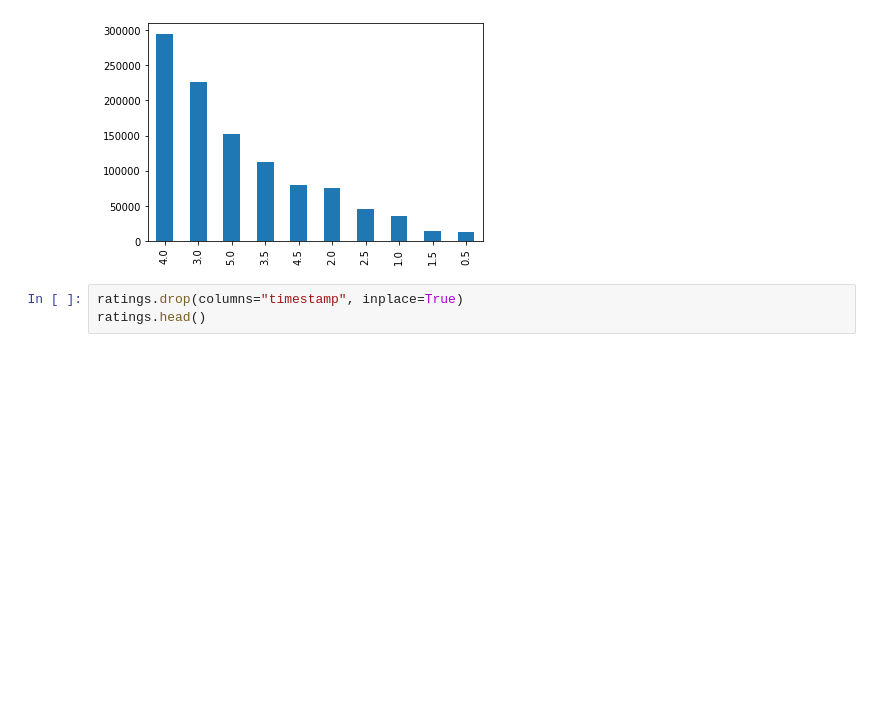
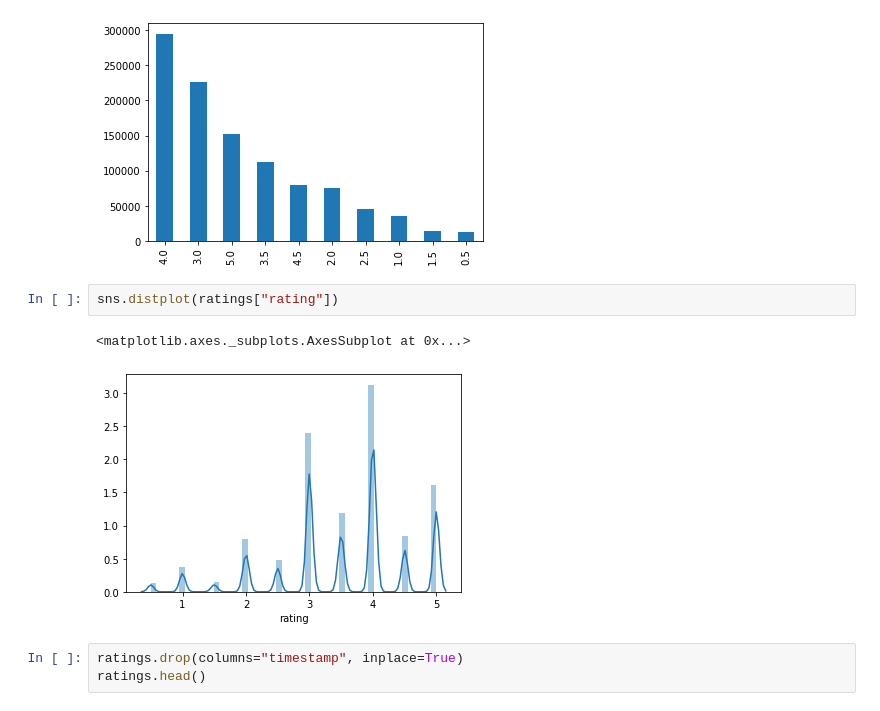
Before and after one commit to Macarena18/Final-Project, a Jupyter notebook: Analysis.ipynb, the cells around one changed output. Drawn from its saved outputs; the diff is of its cells as text; blank space fills up the shorter version.

```diff
--- a/Analysis.ipynb
+++ b/Analysis.ipynb
@@ -245,6 +270,11 @@ ratings["rating"].value_counts().plot.bar()
 # %% [output]
 <matplotlib.axes._subplots.AxesSubplot at 0x...>
 [figure]
+# %%
+sns.distplot(ratings["rating"])
+# %% [output]
+<matplotlib.axes._subplots.AxesSubplot at 0x...>
+[figure, added]
 # %%
 ratings.drop(columns="timestamp", inplace=True)
 ratings.head()
```
Also changed, not shown: parts of 27 cells of this notebook, 10 other files.
